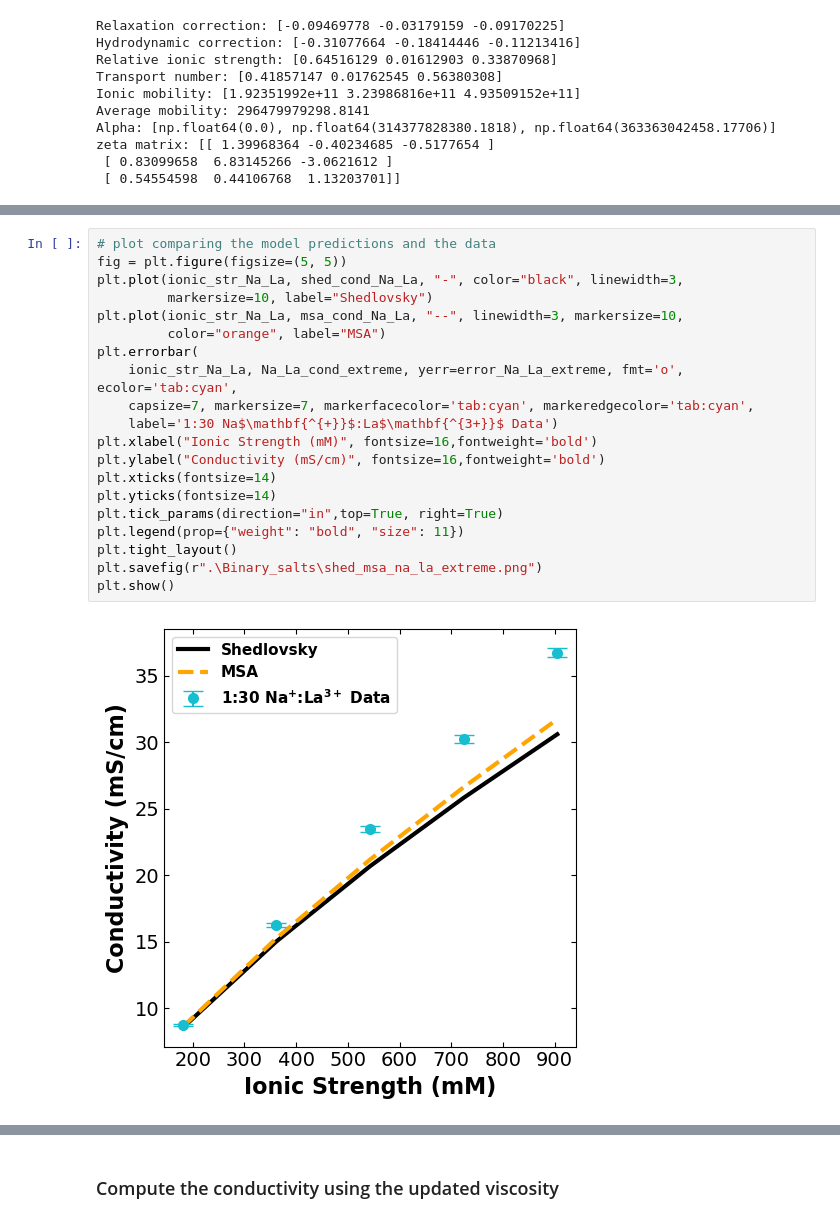
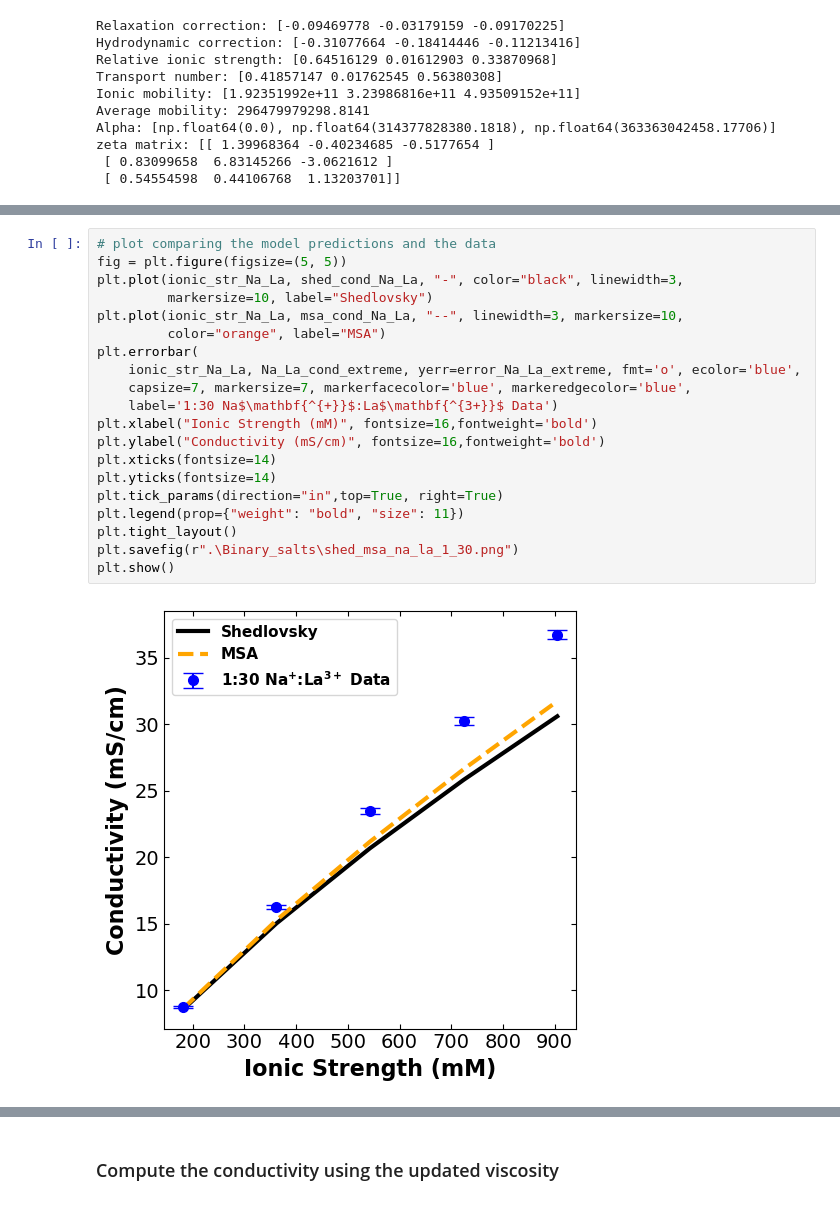
Before and after one commit to dowlinglab/salts-conductivity-modelling, a Jupyter notebook: extreme_binary_conductivity.ipynb, the cells around one changed output, grey strips where cells are left out. Cells and saved outputs as stored; diff of their text form.

```diff
--- a/extreme_binary_conductivity.ipynb
+++ b/extreme_binary_conductivity.ipynb
@@ -587,22 +852,22 @@ zeta matrix: [[ 1.38366297 -0.16030267 -0.41732227]
 # %%
 # plot comparing the model predictions and the data
 fig = plt.figure(figsize=(5, 5))
 plt.plot(ionic_str_Na_La, shed_cond_Na_La, "-", color="black", linewidth=3,
          markersize=10, label="Shedlovsky")
 plt.plot(ionic_str_Na_La, msa_cond_Na_La, "--", linewidth=3, markersize=10,
          color="orange", label="MSA")
 plt.errorbar(
-    ionic_str_Na_La, Na_La_cond_extreme, yerr=error_Na_La_extreme, fmt='o', ecolor='tab:cyan',
-    capsize=7, markersize=7, markerfacecolor='tab:cyan', markeredgecolor='tab:cyan',
+    ionic_str_Na_La, Na_La_cond_extreme, yerr=error_Na_La_extreme, fmt='o', ecolor='blue',
+    capsize=7, markersize=7, markerfacecolor='blue', markeredgecolor='blue',
     label='1:30 Na$\mathbf{^{+}}$:La$\mathbf{^{3+}}$ Data')
 plt.xlabel("Ionic Strength (mM)", fontsize=16,fontweight='bold')
 plt.ylabel("Conductivity (mS/cm)", fontsize=16,fontweight='bold')
 plt.xticks(fontsize=14)
 plt.yticks(fontsize=14)
 plt.tick_params(direction="in",top=True, right=True)
 plt.legend(prop={"weight": "bold", "size": 11})
 plt.tight_layout()
-plt.savefig(r".\Binary_salts\shed_msa_na_la_extreme.png")
+plt.savefig(r".\Binary_salts\shed_msa_na_la_1_30.png")
 plt.show()
 # %% [output]
-[figure, old version]
+[figure, new version]
```
Also changed, not shown: parts of 29 cells of this notebook, 16 other files.
